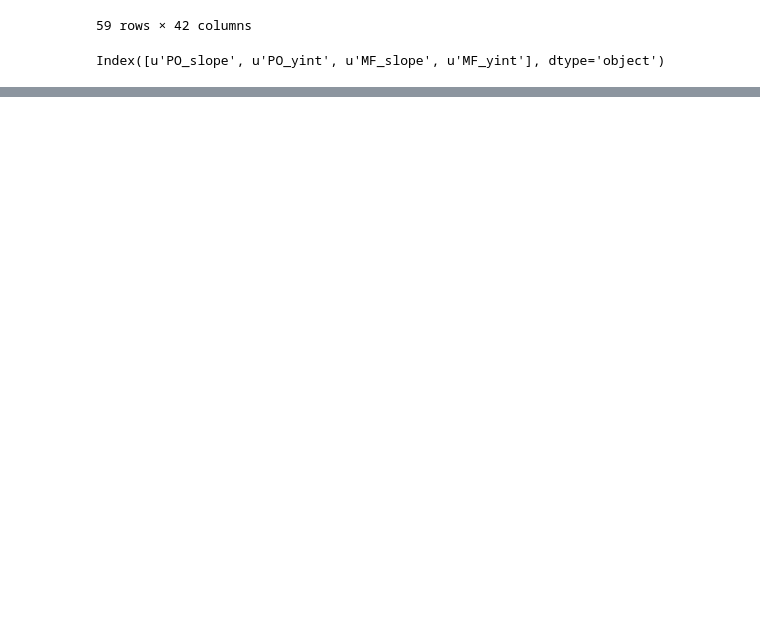
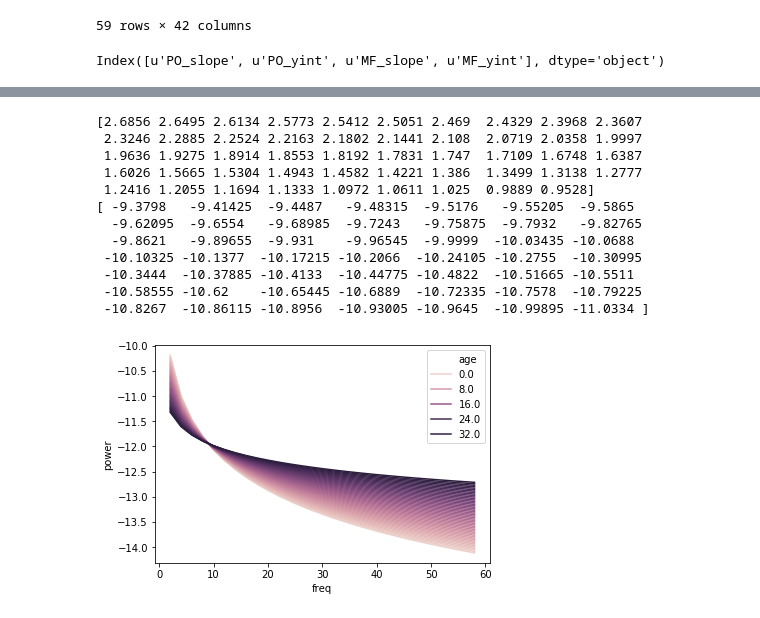
Before and after one commit to HwangLabNeuroCogDynamics/fooof_vs_PSD, a Jupyter notebook: UI_Data.ipynb, the cells around one changed output, grey strips where cells are left out. Drawn from its saved outputs; the diff is of its cells as text; code cells hidden in the pictures; blank space fills up the shorter version.

Commit message:
UI data.

```diff
--- a/UI_Data.ipynb
+++ b/UI_Data.ipynb
@@ -95,3 +88,36 @@ Method:                 Least Squares   F-statistic:                     2.797
 [figure]
 [figure]
 [figure]
+# %%
+import numpy as np
+
+ages = np.arange(2,26.5,0.5)
+agesxcoef = ages * -0.0722 +2.83
+print(agesxcoef)
+agesxintercept = ages * -0.0689 -9.242
+print(agesxintercept)
+df = pd.DataFrame()
+
+for i, age in enumerate(ages):
+    tdf = pd.DataFrame()
+
+    tdf['power'] = agesxintercept[i]-np.log10(np.power(np.arange(0,60,2), agesxcoef[i]))
+    tdf['freq'] = np.arange(0,60,2)
+    tdf['age'] = age
+    df = df.append(tdf)
+
+a=sns.lineplot(x="freq", y="power", hue="age", data=df)
+# %% [output]
+[2.6856 2.6495 2.6134 2.5773 2.5412 2.5051 2.469  2.4329 2.3968 2.3607
+ 2.3246 2.2885 2.2524 2.2163 2.1802 2.1441 2.108  2.0719 2.0358 1.9997
+ 1.9636 1.9275 1.8914 1.8553 1.8192 1.7831 1.747  1.7109 1.6748 1.6387
+ 1.6026 1.5665 1.5304 1.4943 1.4582 1.4221 1.386  1.3499 1.3138 1.2777
+ 1.2416 1.2055 1.1694 1.1333 1.0972 1.0611 1.025  0.9889 0.9528]
+[ -9.3798   -9.41425  -9.4487   -9.48315  -9.5176   -9.55205  -9.5865
+  -9.62095  -9.6554   -9.68985  -9.7243   -9.75875  -9.7932   -9.82765
+  -9.8621   -9.89655  -9.931    -9.96545  -9.9999  -10.03435 -10.0688
+ -10.10325 -10.1377  -10.17215 -10.2066  -10.24105 -10.2755  -10.30995
+ -10.3444  -10.37885 -10.4133  -10.44775 -10.4822  -10.51665 -10.5511
+ -10.58555 -10.62    -10.65445 -10.6889  -10.72335 -10.7578  -10.79225
+ -10.8267  -10.86115 -10.8956  -10.93005 -10.9645  -10.99895 -11.0334 ]
+[figure, added]
```
Also changed, not shown: parts of 3 cells of this notebook, 1 other file.
